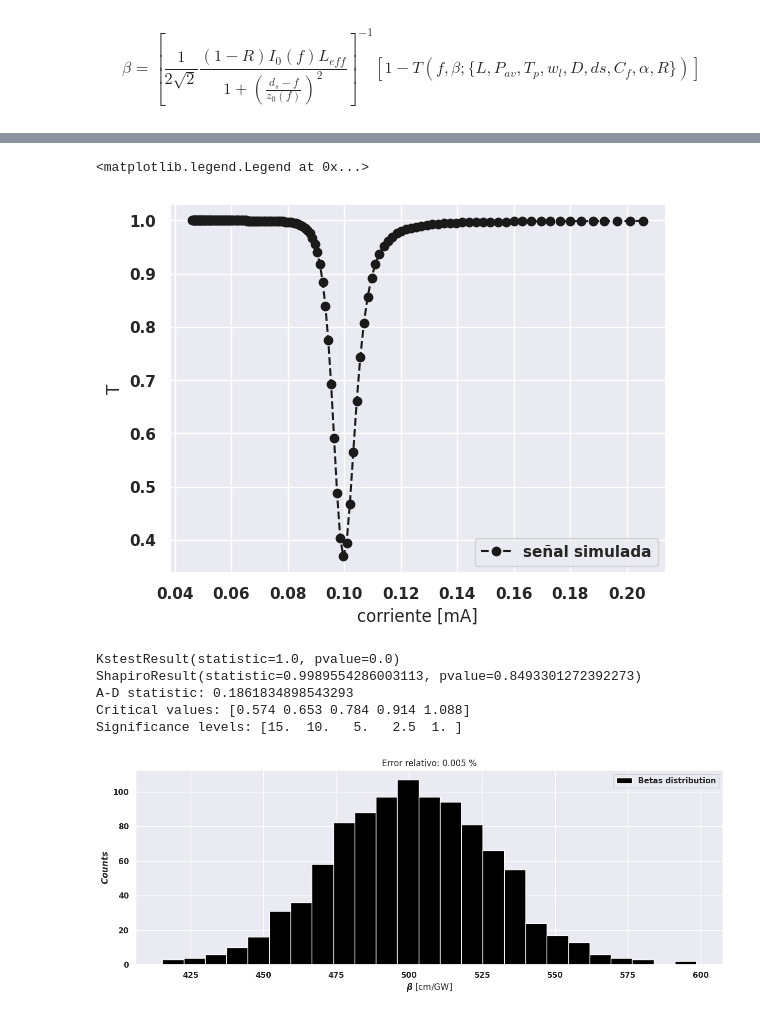
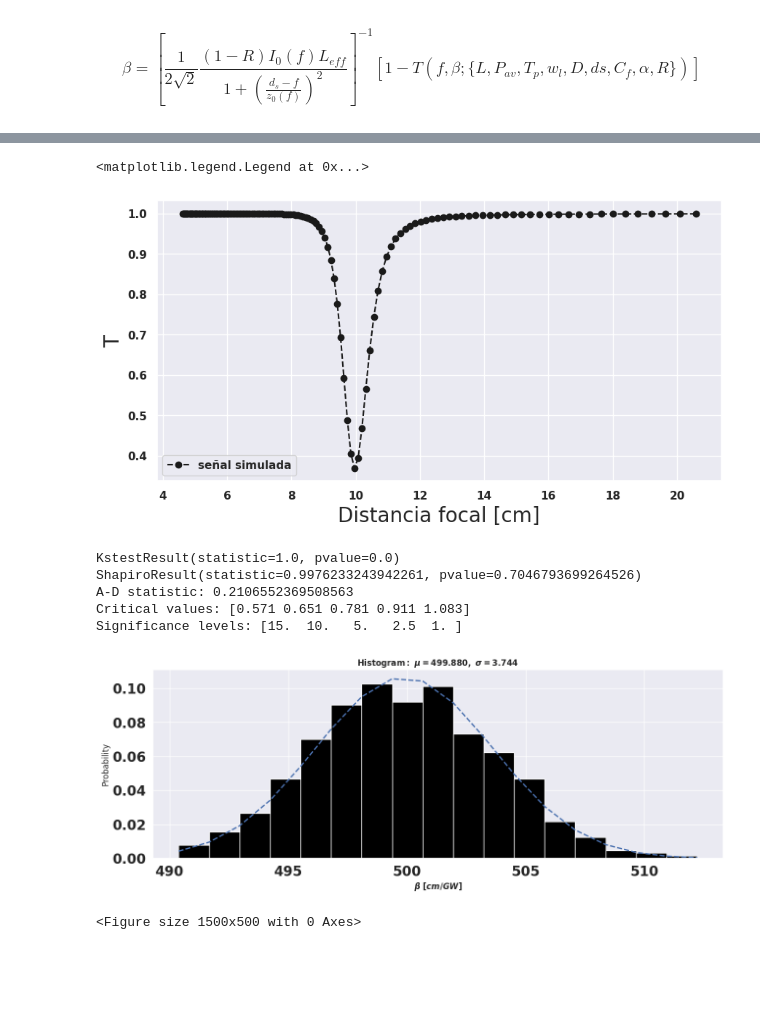
Before and after one commit to EstebanM-98/University_codes, a Jupyter notebook: TPA/analisis2.ipynb, the cells around one changed output, grey strips where cells are left out. Cells and saved outputs as stored; diff of their text form; code cells hidden in the pictures; blank space fills up the shorter version.

```diff
--- a/TPA/analisis2.ipynb
+++ b/TPA/analisis2.ipynb
@@ -115,40 +119,41 @@ plt.ylabel('Distancia focal [cm]')
 # %%
 # Señal con ruido.
 # Corriente con menos puntos cerca de la caida.
+fig=plt.figure(figsize=(10,5))
 corriente=[i for i in range(0,300,2)]
 
 corriente=np.array(corriente)
 ######################## PARAMETROS QUE SE ASUMEN COMO LOS REALES
 focal=focalcurr('opt2',corriente) #focal distance [m]
 beta = 500e-11 # TPA seed in (m/W )
 L= 0.70e-3 # thickness in (m).
 Pavg = 95e-3# Average power in (W)
 Tp = 2e-9 # pulse width FWHM in (s)
 wl = 1063.5e-9 #central wavelength in (m)
 D = 1.5e-3 # beam diameter in (m)
 ds = 100e-3# Distance EFTL-sample (m)
 Cf = 1.1 # beam correction coeff
 alfa = 975 # linear absorption in (1/m)
 R =0.33 # reflection percentage
 freq = 11e3 #Frecuencia en HZ
 
 
 T=list(fscanTH2(focal,beta,L,Pavg,Tp,wl,D,ds,Cf,alfa,R,freq)) #Señal simulada
 val_min=min(T)
 index=T.index(min(T))
 #Td= np.gradient(T)
 
 #Pavg=Pavg+0.05*Pavg
 #L=L+0.05*L
 #ds=ds+0.05*ds
-plt.plot(focal,T,'--ko',label='señal simulada')
+plt.plot(focal*100,T,'--ko',label='señal simulada')
 #plt.plot(corriente,Td,'--ro',label='derivada')
-plt.ylabel('T')
-plt.xlabel('corriente [mA]')
+plt.ylabel('T',fontsize=20)
+plt.xlabel('Distancia focal [cm]',fontsize=20)
 plt.legend()
 # %% [output]
 <matplotlib.legend.Legend at 0x...>
-[figure, old version]
+[figure, new version]
 # %%
 def dist_betas(N,desv,k):
   '''
@@ -227,15 +245,25 @@ from scipy.stats import shapiro
 
 f=plt.figure(figsize=(15,5))
 
-er_r=0.005
-beta_hist=np.array(dist_betas(1000,er_r,0))
-val=[]
+er_r=0.5
+beta_hist=np.array(dist_betas(500,er_r,10))
 
-plt.hist(beta_hist,'fd',color='black',label='Betas distribution')
-plt.xlabel(r'$\beta$ [cm/GW]')
-plt.title('Error relativo: '+str(er_r)+' %' )
-plt.ylabel('$Counts$')
-plt.legend()
+(mu, sigma) = norm.fit(beta_hist)
+n, bins, patches =plt.hist(beta_hist,bins='fd',density=True,color='black')
+
+# add a 'best fit' line
+y = norm.pdf( bins, mu, sigma)
+l = plt.plot(bins, y, 'b--', linewidth=2)
+
+error=str(round(np.std(beta_hist,ddof=1)/np.sqrt(len(beta_hist)),1))
+#plot
+
+plt.ylabel('Probability')
+plt.xlabel(r'$\beta$ $[cm/GW]$')
+plt.title(r'$\mathrm{Histogram:}\ \mu=%.3f,\ \sigma=%.3f$' %(mu, sigma))
+plt.grid(True)
+
+#
 
 result = (anderson(np.sort(beta_hist), dist='norm'))
 #perform Kolmogorov-Smirnov test
@@ -246,20 +274,42 @@ print(f"Critical values: {result[1]}")
 print(f"Significance levels: {result[2]}")
 # %% [output]
 KstestResult(statistic=1.0, pvalue=0.0)
-ShapiroResult(statistic=0.9989554286003113, pvalue=0.8493301272392273)
-A-D statistic: 0.1861834898543293
-Critical values: [0.574 0.653 0.784 0.914 1.088]
+ShapiroResult(statistic=0.9976233243942261, pvalue=0.7046793699264526)
+A-D statistic: 0.2106552369508563
+Critical values: [0.571 0.651 0.781 0.911 1.083]
 Significance levels: [15.  10.   5.   2.5  1. ]
-[figure, old version]
+[figure, new version]
 # %%
 f=plt.figure(figsize=(15,5))
 
-er_r=np.linspace(0.005,50,300) #  Porcentaje de error
+beta_med=[]
+beta_sig=[]
+er_r=np.linspace(0.005,9,50) #  Porcentaje de error
 final=np.zeros((len(er_r),len(focal)))
+M_sigma=np.zeros((len(er_r),len(focal)))
+M_beta=np.zeros((len(er_r),len(focal)))
+
 for k in range(len(focal)):
+
     for c,j in enumerate(er_r):
-        beta_hist=np.array(dist_betas(1000,j,k))
+
+
+        beta_hist=np.array(dist_betas(500,j,k))
+        criterio=((result[0]<result[1][3])or(shapiro(np.sort(beta_hist))[1]>0.05))*1
         result = (anderson(np.sort(beta_hist), dist='norm'))
-        final[c,k]=((result[0]<result[1][3])or(shapiro(np.sort(beta_hist))[1]>0.05))*1
+        final[c,k]=criterio
+
+
+        if criterio==1:
+            (mu, sigma) = norm.fit(beta_hist)
+            M_sigma[c,k]=sigma
+            M_beta[c,k]=mu
+
+
+        else:
+            M_sigma[c,k]=0
+            M_beta[c,k]=0
+# %% [output]
+<Figure size 1500x500 with 0 Axes>
 # %%
 corriente=[i for i in range(0,300,2)]
```
Also changed, not shown: parts of 9 cells of this notebook, 11 other files.
